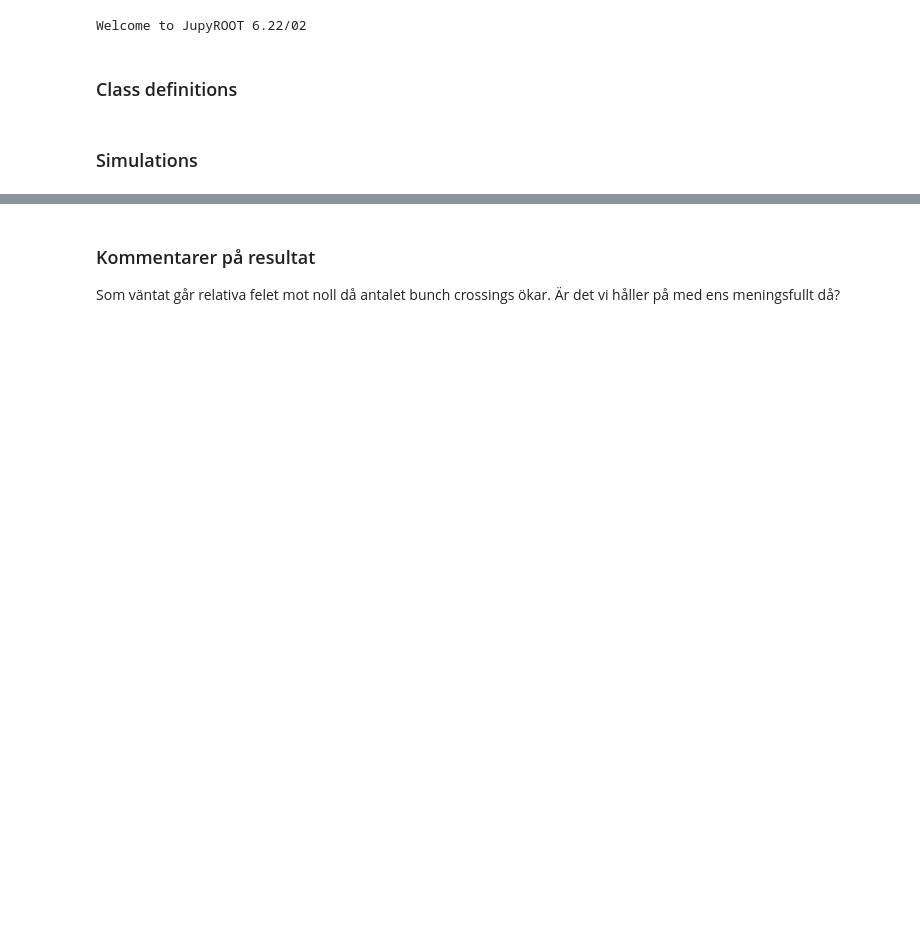
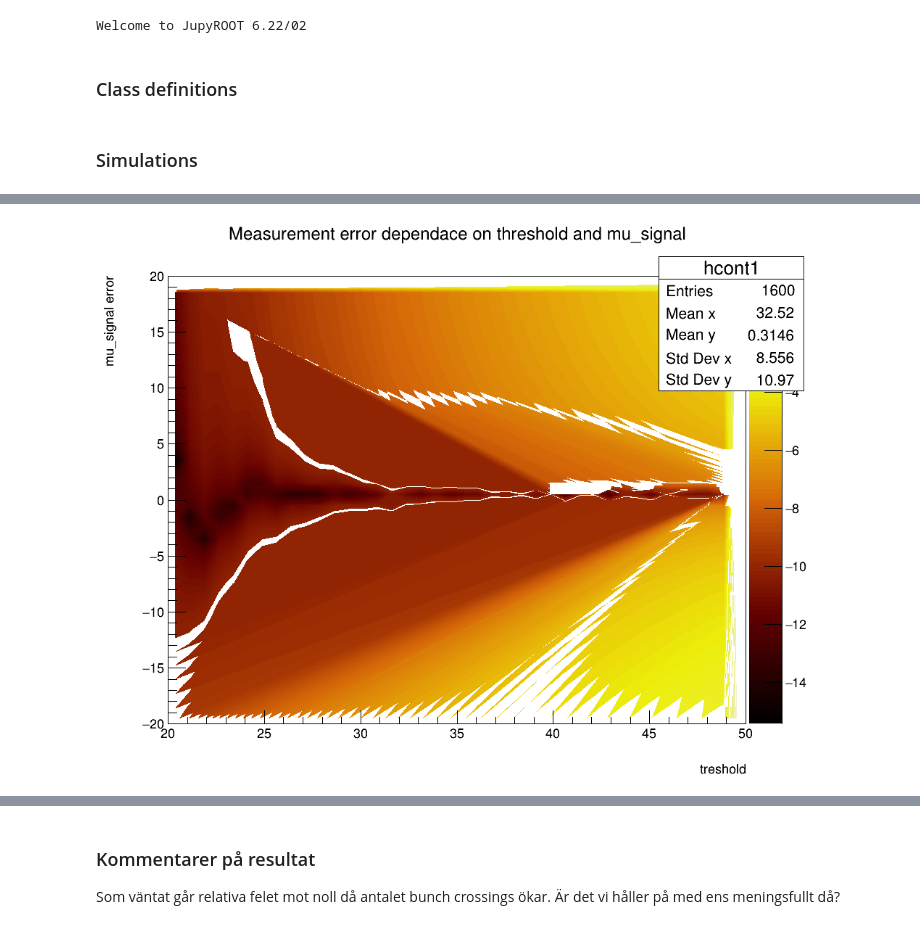
Before and after one commit to rupozzi/HGTDLumiToyStudies, a Jupyter notebook: Enkel simulering.ipynb, the cells around one changed output, grey strips where cells are left out. Drawn from its saved outputs; the diff is of its cells as text; code cells hidden in the pictures; blank space fills up the shorter version.

Commit message:
Nice plot

```diff
--- a/Enkel simulering.ipynb
+++ b/Enkel simulering.ipynb
@@ -83,0 +151,30 @@ print(t)
+# %%
+collisions_per_bc = 10.0
+particles_per_collision = 75
+ratio_of_particles_reaching_hgtd = 0.1
+average_particle_count = collisions_per_bc * particles_per_collision * ratio_of_particles_reaching_hgtd
+
+
+t = time.time()
+thresholds = np.linspace(20, 50, 40)
+model_peak_voltage_errors = np.linspace(-20, 20, 40)
+
+canvas = ROOT.TCanvas("canvas 1", "canvas 1", 1000, 800)
+ROOT.gStyle.SetTitleFontSize(0.035)
+ROOT.gStyle.SetTitleOffset(1)
+
+plot = ROOT.TGraph2D()
+hist = ROOT.TH2F("hcont1","Option CONT1Z example ",40 ,20 ,50 ,40 ,-20, 20);
+point_index = 0
+
+for threshold in thresholds:
+    my_sim = simulation(threshold, 100, average_particle_count, 100000)
+    relative_errors = my_sim.run_with_model_errors(model_peak_voltage_errors)
+    for i, error1 in enumerate(model_peak_voltage_errors):
+        plot.SetPoint(point_index, threshold, error1, relative_errors[i])
+        hist.Fill(threshold, error1, relative_errors[i])
+        point_index += 1
+
+t = time.time() - t
+
+print("Simulation took " + str(t) + " seconds")
@@ -83,0 +185,9 @@ print(t)
+# %%
+hist.Draw("CONT0Z")
+ROOT.gStyle.SetNumberContours(255)
+#ROOT.gStyle.SetPalette(1)
+set_title(hist, "Measurement error dependace on threshold and mu_signal", "treshold", "mu_signal error", "logarithmic error")
+
+canvas.Draw()
+# %% [output]
+[figure, added]
```
Also changed, not shown: parts of 10 cells of this notebook, 1 other file.
